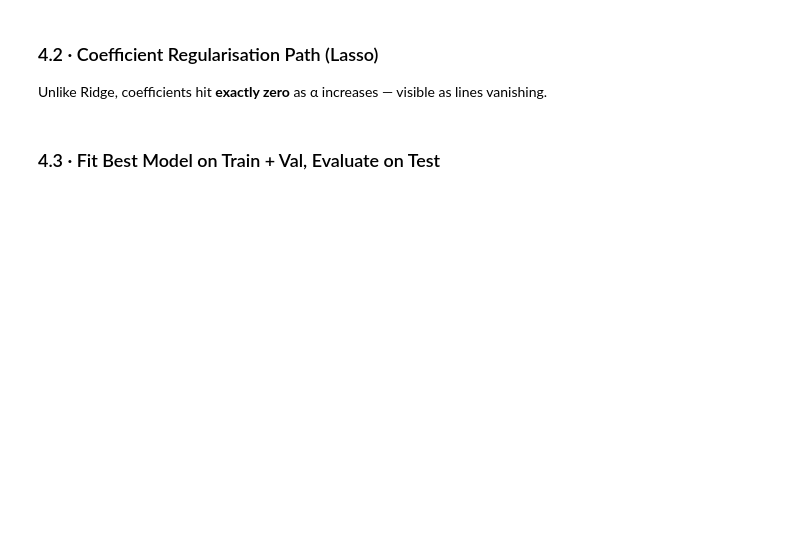
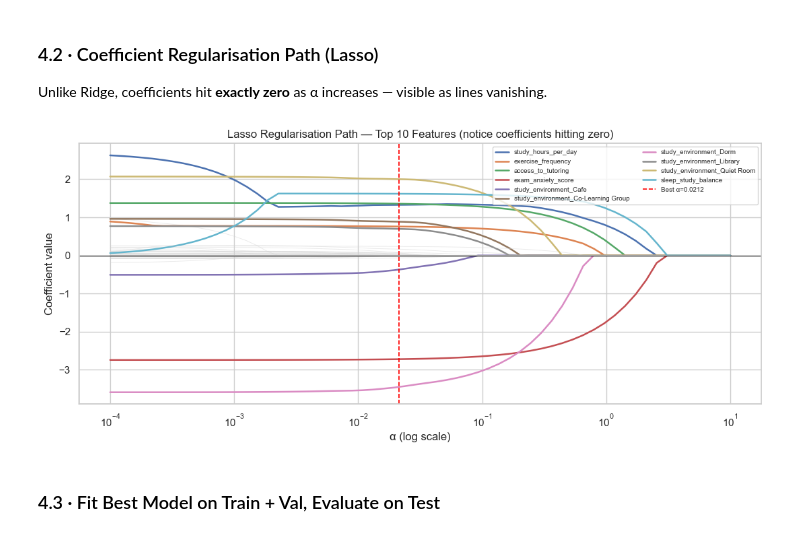
Before and after one commit to abby-stevenson/GradeOptimiser, a Jupyter notebook: project/lasso_regression.ipynb, the cells around one changed output. Drawn from its saved outputs; the diff is of its cells as text; code cells hidden in the pictures; blank space fills up the shorter version.

```diff
--- a/project/lasso_regression.ipynb
+++ b/project/lasso_regression.ipynb
@@ -234,35 +200,37 @@ Unlike Ridge, coefficients hit **exactly zero** as α increases — visible as l
 path_alphas = np.logspace(-4, 1, 60)
 coef_paths  = []
 
 for alpha in path_alphas:
-    m = LassoRegressionScratch(lambda_=alpha * n_train, max_iter=2000)
+    m = LassoRegression(lambda_=alpha * n_train, max_iter=2000)
     m.fit(X_train, y_reg_train)
     coef_paths.append(m.coef_.copy())
 
 coef_paths = np.array(coef_paths)   # (n_alphas, n_features)
 
 # Identify top-10 features by absolute coefficient at the best alpha
-best_model_path = LassoRegressionScratch(lambda_=best_alpha_reg * n_train, max_iter=2000)
+best_model_path = LassoRegression(lambda_=best_alpha_reg * n_train, max_iter=2000)
 best_model_path.fit(X_train, y_reg_train)
 top10_idx = np.argsort(np.abs(best_model_path.coef_))[::-1][:10]
 
 plt.figure(figsize=(11, 5))
 for i in range(len(feature_names)):
     if i in top10_idx:
         plt.semilogx(path_alphas, coef_paths[:, i],
                      lw=1.8, label=feature_names[i])
     else:
         plt.semilogx(path_alphas, coef_paths[:, i],
                      color='lightgray', lw=0.6, alpha=0.5)
 plt.axvline(best_alpha_reg, color='red', linestyle='--', lw=1.2, label=f'Best α={best_alpha_reg:.4f}')
 plt.axhline(0, color='black', lw=0.8)
 plt.xlabel('α (log scale)')
 plt.ylabel('Coefficient value')
 plt.title('Lasso Regularisation Path — Top 10 Features (notice coefficients hitting zero)')
 plt.legend(fontsize=7, ncol=2, loc='upper right')
 plt.tight_layout()
 plt.savefig(f'{OUT_DIR}/figures/reg_regularisation_path.png', dpi=150)
 plt.show()
+# %% [output]
+[figure, added]
 # %% [markdown]
 ### 4.3 · Fit Best Model on Train + Val, Evaluate on Test
 # %%
```
Also changed, not shown: parts of 36 cells of this notebook, 13 other files.
